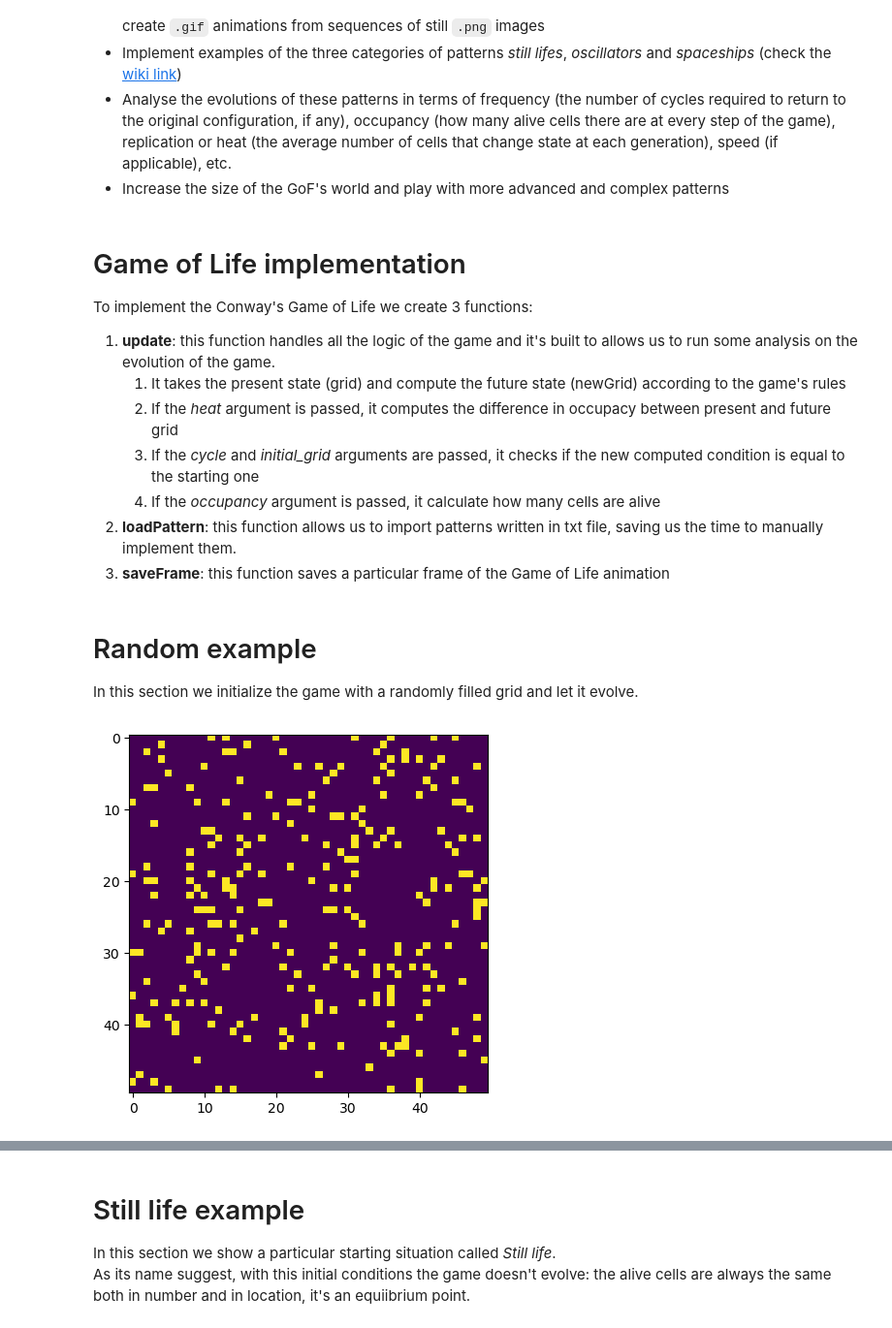
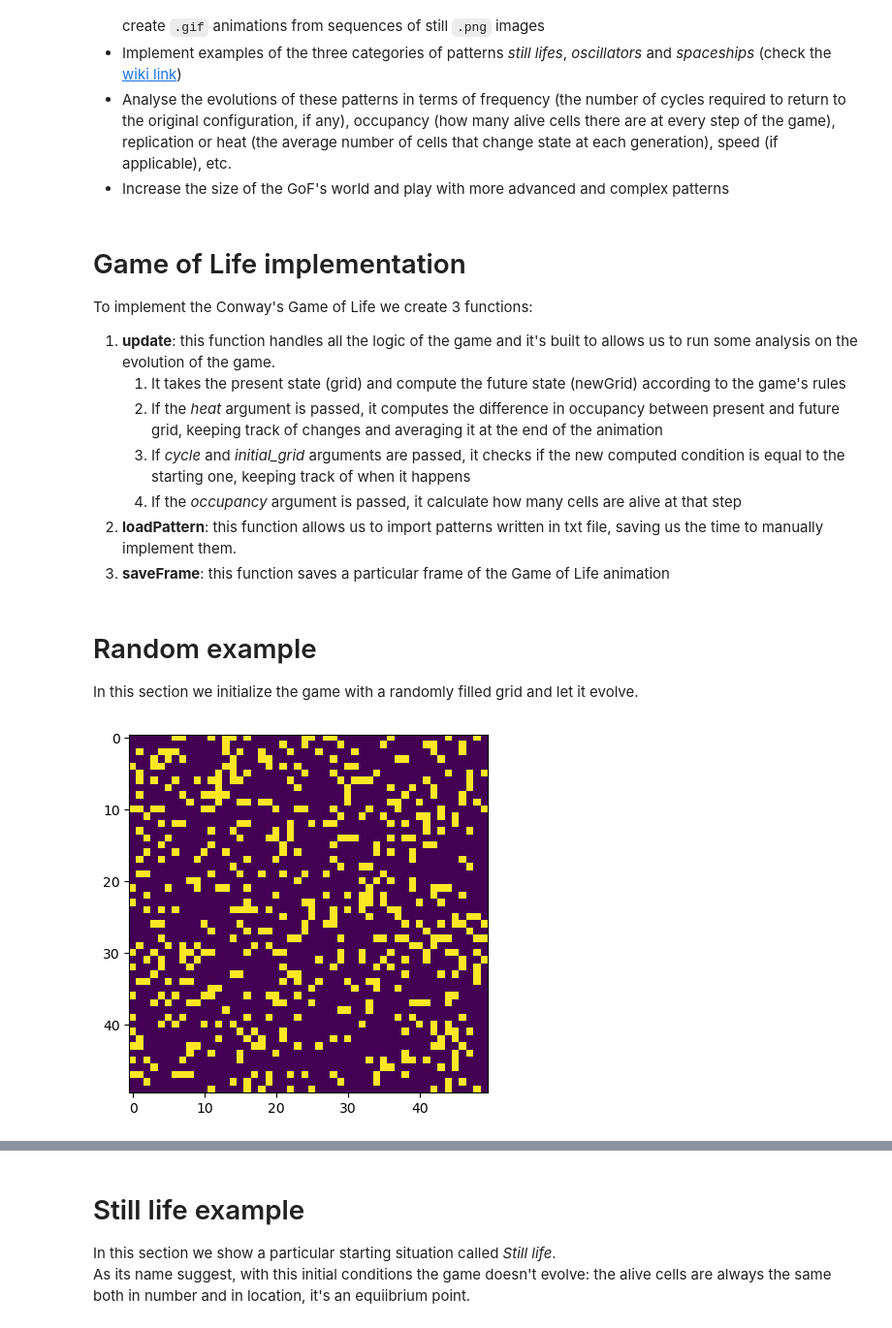
Before and after one commit to ciminoV/SCWP23Project_Group2, a Jupyter notebook: Project.ipynb, the cells around one changed output, grey strips where cells are left out. Shown at 97% size. Drawn from its saved outputs; the diff is of its cells as text; code cells hidden in the pictures.

Commit message:
changes on heat

```diff
--- a/Project.ipynb
+++ b/Project.ipynb
@@ -27,9 +27,9 @@ Each generation is a pure function of the previous generation alone.
 To implement the Conway's Game of Life we create 3 functions:
 1. __update__: this function handles all the logic of the game and it's built to allows us to run some analysis on the evolution of the game.
    1. It takes the present state (grid) and compute the future state (newGrid) according to the game's rules
-   2. If the _heat_ argument is passed, it computes the difference in occupacy between present and future grid
-   3. If the _cycle_ and _initial_grid_ arguments are passed, it checks if the new computed condition is equal to the starting one
-   4. If the _occupancy_ argument is passed, it calculate how many cells are alive
+   2. If the _heat_ argument is passed, it computes the difference in occupancy between present and future grid, keeping track of changes and averaging it at the end of the animation
+   3. If _cycle_ and _initial_grid_ arguments are passed, it checks if the new computed condition is equal to the starting one, keeping track of when it happens
+   4. If the _occupancy_ argument is passed, it calculate how many cells are alive at that step
 2. __loadPattern__: this function allows us to import patterns written in txt file, saving us the time to manually implement them.
 3. __saveFrame__: this function saves a particular frame of the Game of Life animation
 # %%
@@ -50,7 +50,7 @@ from functools import partial
 ON = 255  # Alive cell value
 OFF = 0   # Dead cell value
 
-n_steps = 30 # Number of steps done in the game
+n_steps = 50 # Number of steps done in the game
 inter = 100 # Time in ms between each frame (step of the game) in the GIF
 
 def update(frame_num, img, grid, initial_grid=None, cycle=None, occupancy=None, heat=None):
@@ -78,13 +78,13 @@ def update(frame_num, img, grid, initial_grid=None, cycle=None, occupancy=None,
 
     img.set_data(newGrid)
 
-    # Count how many cells change state
+    # Keep track of how many cells change state
     if heat is not None and frame_num > 0:
-        heat[0] = heat[0] + np.sum(np.not_equal(grid,newGrid))
+        heat.append(np.sum(np.not_equal(grid,newGrid)))
 
-        # Average over the total number of steps
+        # Average over the total number of steps in the first position
         if frame_num == n_steps-1:
-            heat[0] = heat[0] / n_steps
+            heat[0] = np.sum(heat[1:]) / n_steps
 
     # Update the grid
     grid[:] = newGrid[:]
@@ -105,7 +105,7 @@ def loadPattern(file_path, rows=None, columns=None, loc=(0,0)):
     with open(file_path, 'r') as file:
         lines = file.readlines()
 
-    # Remove whitespaces, and ignore lines starting with '!'
+    # Remove whitespaces and ignore lines starting with '!'
     lines = [line.strip() for line in lines if not line.startswith('!')]
 
     # Check if the number of rows and columns were specified
@@ -145,26 +145,26 @@ In this section we initialize the game with a randomly filled grid and let it ev
 # %%
 # Random generation example
 N = 50
-random_grid = np.random.choice([ON, OFF], N*N, p=[0.1, 0.9]).reshape(N, N)
+random_grid = np.random.choice([ON, OFF], N*N, p=[0.2, 0.8]).reshape(N, N)
 
 # How many alive cells at each step
 random_occupancy = []
 
 # Average of the cells that change state at each step
 random_heat = [0];
 
 # Plot generation
 fig, ax = plt.subplots()
 img = ax.imshow(random_grid, interpolation='nearest')
 plt.plot()
 
 # Set up the animation
 random_out = animation.FuncAnimation(fig,
                             partial(update, img=img, grid=random_grid, occupancy=random_occupancy, heat=random_heat),
                             frames=n_steps, interval=inter,
                             init_func=lambda: saveFrame(0, img))
 # %% [output]
-[figure, old version]
+[figure, new version]
 # %%
 # Save and show animation
 gif_name = 'random_example.gif'
```
Also changed, not shown: parts of 3 cells of this notebook.
